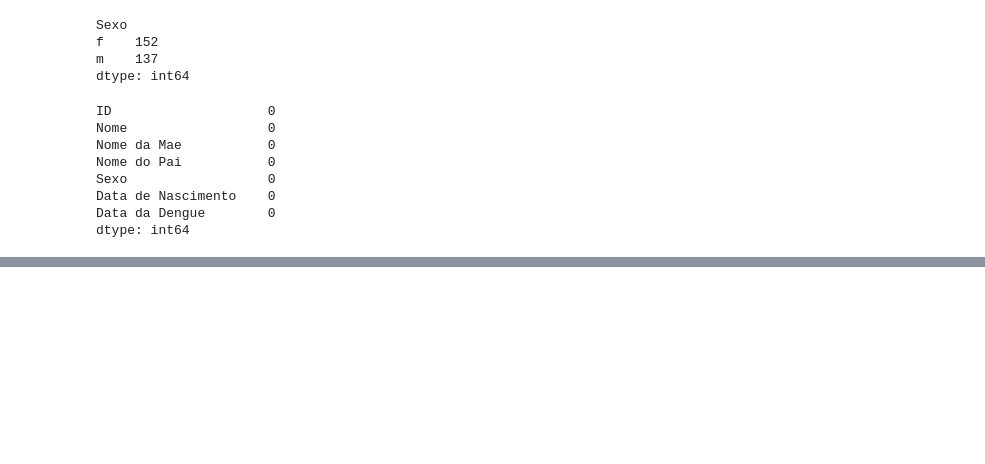
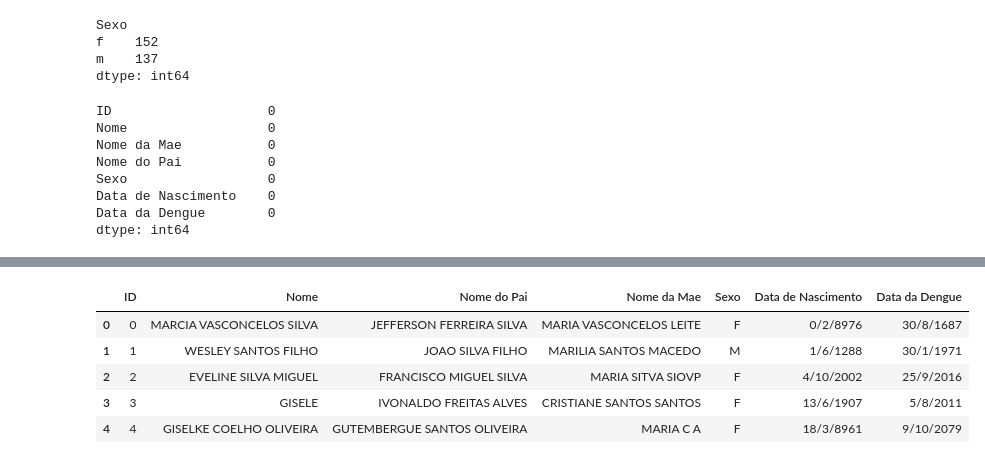
Before and after one commit to jeosafaferreira/AV1-MatComp-Equipe10, a Jupyter notebook: AV1.ipynb, the cells around one changed output, grey strips where cells are left out. Cells and saved outputs as stored; diff of their text form; code cells hidden in the pictures; blank space fills up the shorter version.

```diff
--- a/AV1.ipynb
+++ b/AV1.ipynb
@@ -250,0 +248,12 @@ alunos[alunos.duplicated(['Nome'], keep=False)]
+# %%
+#Corrigindo nome de coluna
+dengue.columns = ['ID','Nome','Nome do Pai','Nome da Mae','Sexo','Data de Nascimento','Data da Dengue']
+#verificando
+dengue.head()
+# %% [output]
+|  | ID | Nome | Nome do Pai | Nome da Mae | Sexo | Data de Nascimento | Data da Dengue |
+| 0 | 0 | MARCIA VASCONCELOS SILVA | JEFFERSON FERREIRA SILVA | MARIA VASCONCELOS LEITE | F | 0/2/8976 | 30/8/1687 |
+| 1 | 1 | WESLEY SANTOS FILHO | JOAO SILVA FILHO | MARILIA SANTOS MACEDO | M | 1/6/1288 | 30/1/1971 |
+| 2 | 2 | EVELINE SILVA MIGUEL | FRANCISCO MIGUEL SILVA | MARIA SITVA SIOVP | F | 4/10/2002 | 25/9/2016 |
+| 3 | 3 | GISELE | IVONALDO FREITAS ALVES | CRISTIANE SANTOS SANTOS | F | 13/6/1907 | 5/8/2011 |
+| 4 | 4 | GISELKE COELHO OLIVEIRA | GUTEMBERGUE SANTOS OLIVEIRA | MARIA C A | F | 18/3/8961 | 9/10/2079 |
```
Also changed, not shown: parts of 7 cells of this notebook.
